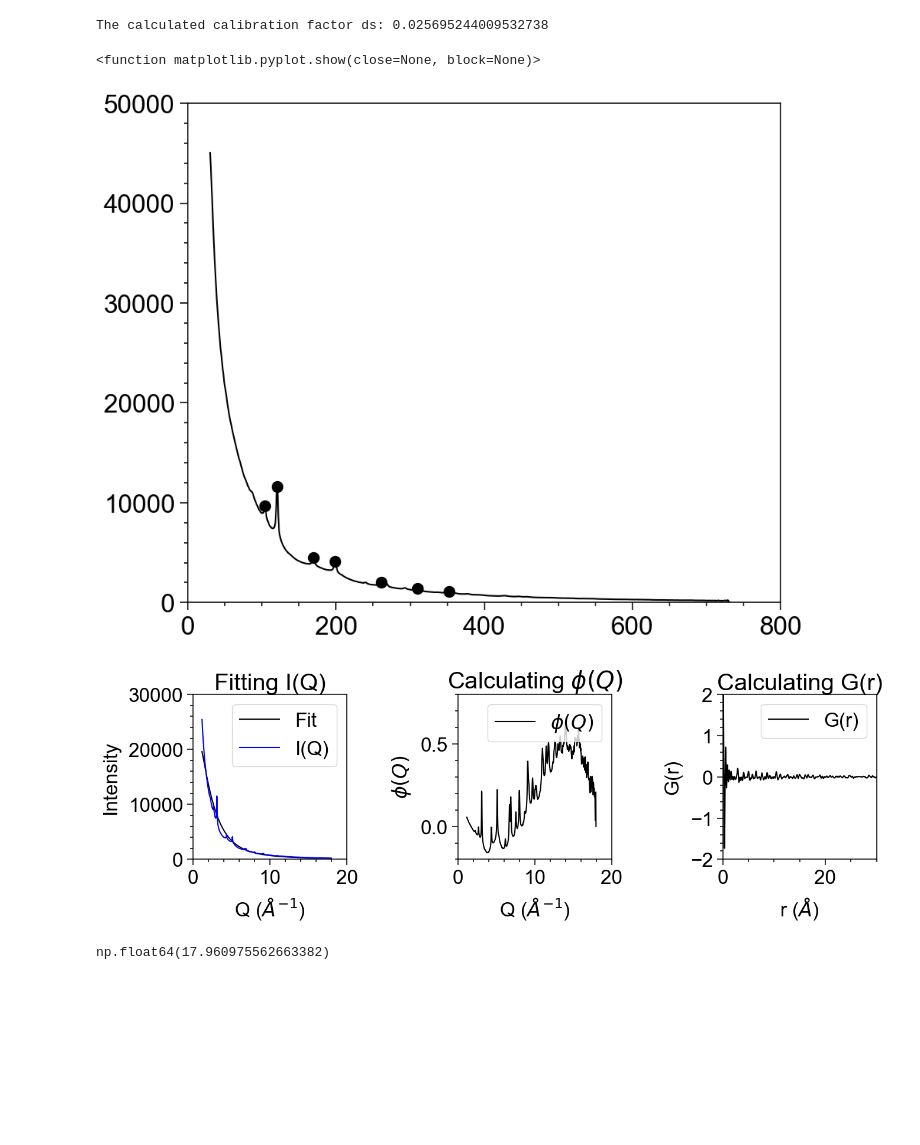
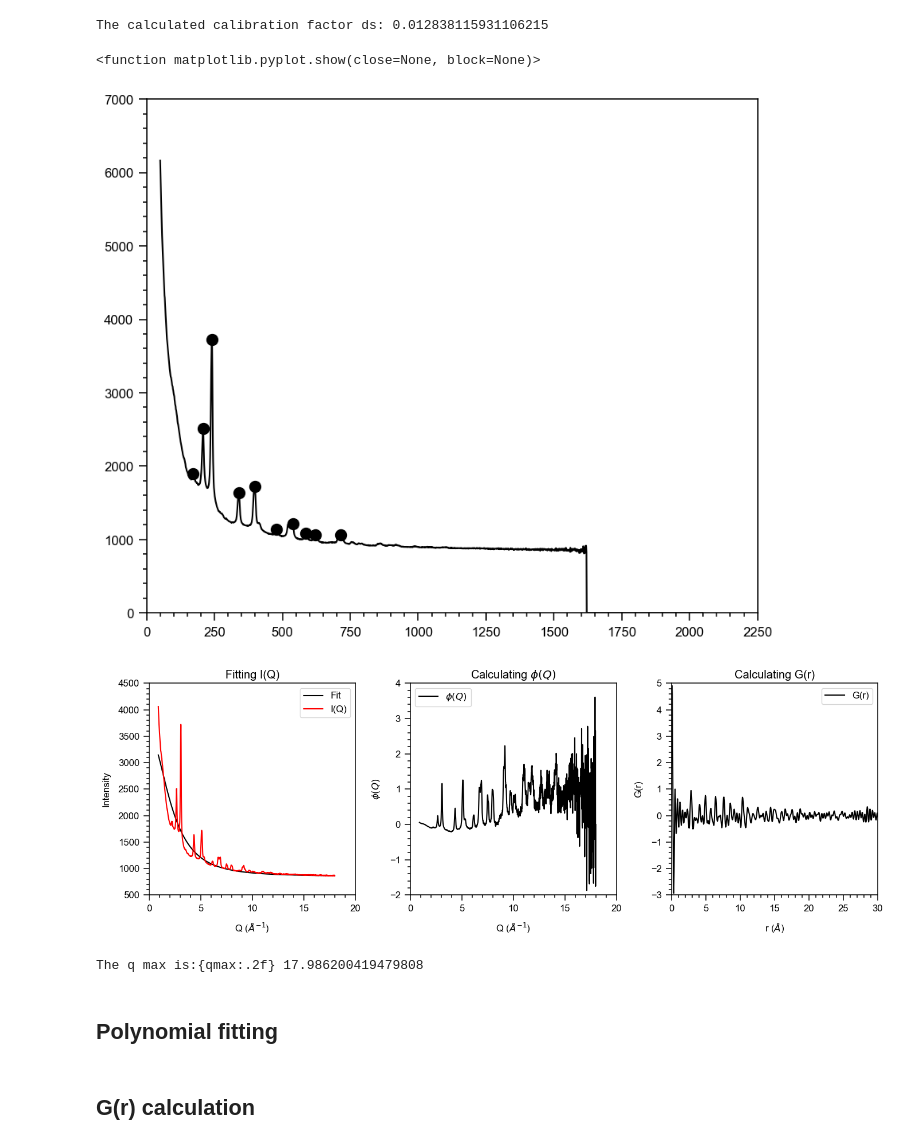
Before and after one commit to victorsecco/PyeRDF, a Jupyter notebook: notebooks/workflows/epdf/02.1_eRDF.ipynb, the cells around one changed output. Cells and saved outputs as stored; diff of their text form; code cells hidden in the pictures; blank space fills up the shorter version.

```diff
--- a/notebooks/workflows/epdf/02.1_eRDF.ipynb
+++ b/notebooks/workflows/epdf/02.1_eRDF.ipynb
@@ -51,33 +48,36 @@ The calculated calibration factor ds: 0.00743649587727647
 # %%
 from scipy.signal import find_peaks
 
 
-start_name = r"C:\Users\seccolev\data_processing\data\processed\ePDF\Au\binning\Au_b4.csv"
+start_name = r"C:\Users\seccolev\data_processing\data\processed\ePDF\Au\20250815\Au_exp1s_spot6_f30.csv"
 
-df1 = pd.read_csv(start_name, header = None)
+df1 = pd.read_csv(start_name)
 
+start = 50
+data = df1.sum(axis=1)[start:]
 
-start = 30
-data = df1[0][start:]
+peaks_start, _ = find_peaks(data, distance = 10, height=1000, prominence=50)
 
-peaks_start, _ = find_peaks(data, distance = 10, height=200, prominence=100)
 
 calibrate = True
 sub = True
 
 if calibrate:
     if sub:
-        indices = [0,1,2,3]
+        indices = [1,2,3,4]
         subset = [peaks_start[i] for i in indices]
         subset = np.array(subset)
         calibration = peak_calibration(pixel_positions = subset+start, standard="gold")
     else:
         calibration = peak_calibration(pixel_positions = peaks_start+start, standard="gold")
 
+
+#x = np.linspace(0,len(data)*0.0253, len(data))
+
 plt.plot(data)
 plt.scatter(peaks_start+start, data[peaks_start+start])
 plt.show
 # %% [output]
-The calculated calibration factor ds: 0.025695244009532738
+The calculated calibration factor ds: 0.012838115931106215
 <function matplotlib.pyplot.show(close=None, block=None)>
-[figure, old version]
+[figure, new version]
@@ -84,18 +87,23 @@ The calculated calibration factor ds: 0.025695244009532738
 # %%
-ds = (calibration)/(2*math.pi) #AuNPs
+if calibrate:
+    ds = (calibration)/(2*math.pi) #AuNPs
+else:
+    ds = (0.0253)/(2*math.pi)
 
-start_name = r"C:\Users\seccolev\data_processing\data\processed\ePDF\Au\binning\Au_b4.csv"
+#df1 = pd.read_csv(start_name, header = None)
+# start_name = r"C:\Users\seccolev\data_processing\data\processed\ePDF\Au\20250815\Au_exp1s_spot6_f30.csv"
 
-df1 = pd.read_csv(start_name, header = None)
+df1 = pd.read_csv(start_name, header = None, skiprows=1)
 
-data = df1.mean(axis=1)
+start = 0
+data = df1.sum(axis=1)[start:]
 
 CdSe =  {1: [30, 1], 2: [8, 1],}
-Magnetite = {'Fe': [28, 2], 'O': [8, 3],}
+Magnetite = {'Fe': [49, 2], 'O': [8, 3],}
 Au = {'Au': [79, 1],}
 
-start = 45
-qmax =18
+start = 70
+qmax = 18
 end = int(qmax / (ds * 2 * math.pi))
 
 end = min(end, data.shape[-1])
@@ -108,10 +116,14 @@ r, Gr = dp1.Gr(fq, rmax=80, dr=0.05)
 
 
 dp1.plot_results(fq, r, Gr0=Gr)
-dp1.q.max()
+
+qmax_out = float(dp1.q.max())
+print("The q max is:{qmax:.2f}",qmax_out)
 # %% [output]
-[figure, old version]
+[figure, new version]
-np.float64(17.960975562663382)
+The q max is:{qmax:.2f} 17.986200419479808
+# %% [markdown]
+## Polynomial fitting
 # %%
 import numpy as np
 import matplotlib.pyplot as plt
@@ -134,3 +146,5 @@ y_fit = polynomial(x_fit)
 
 # Calculate _fq_poly and apply Butterworth lowpass filter
 fq_poly = norm_data - y_fit
+# %% [markdown]
+## G(r) calculation
```
Also changed, not shown: parts of 22 cells of this notebook, 4 other files.
